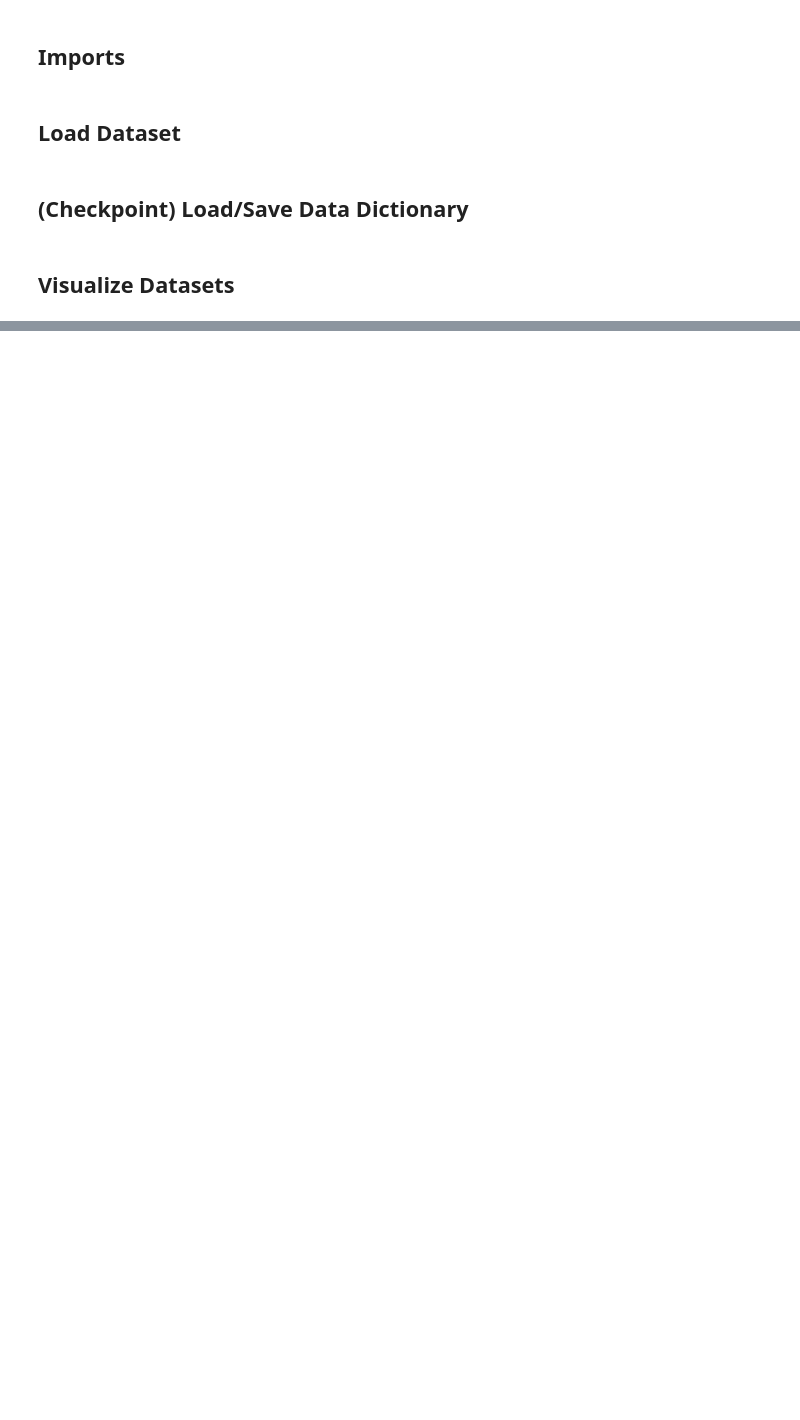
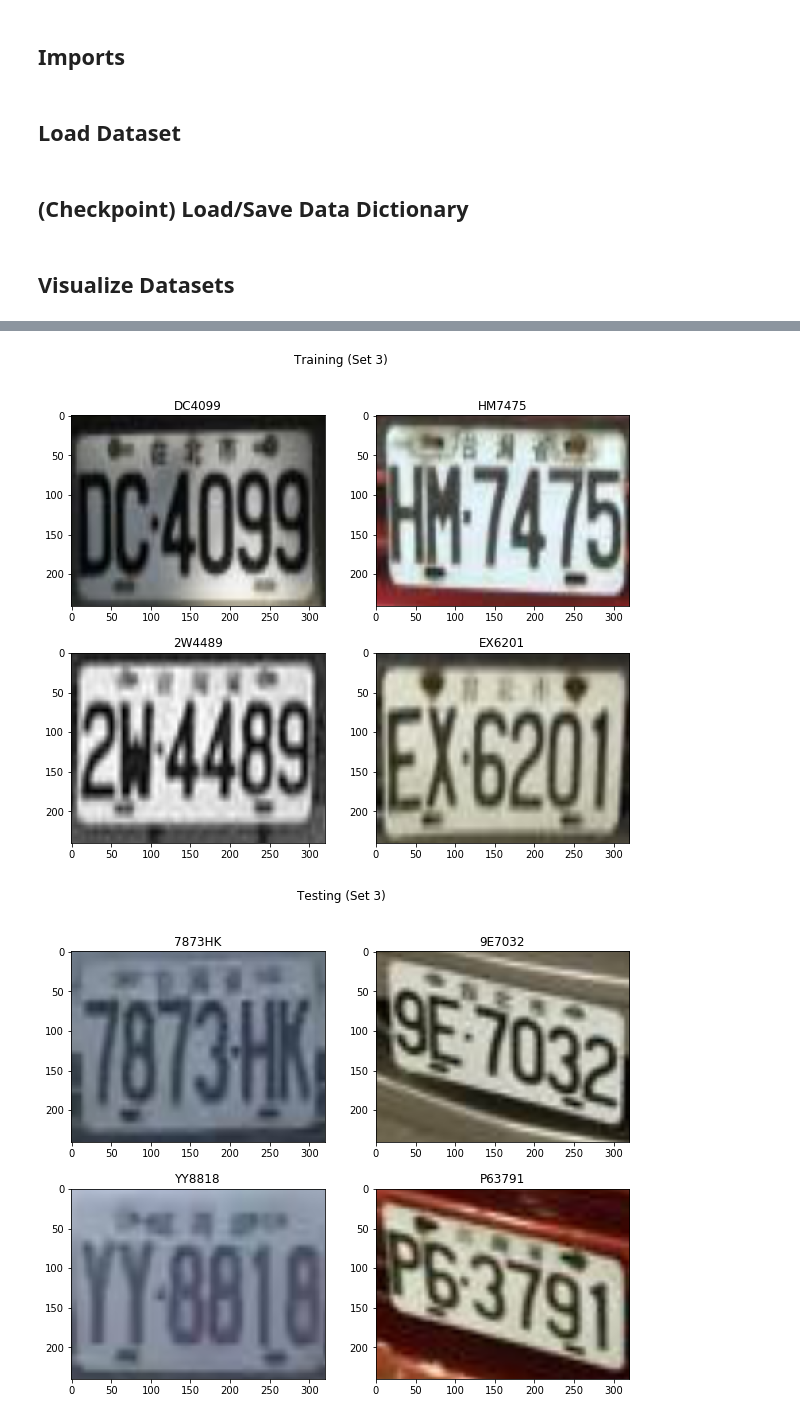
Before and after one commit to jzharris/ALPR-AIonChip, a Jupyter notebook: main/dataset/load_data_example.ipynb, the cells around one changed output, grey strips where cells are left out. Drawn from its saved outputs; the diff is of its cells as text; code cells hidden in the pictures; blank space fills up the shorter version.

Commit message:
Added third dataset created from first dataset (X=cropped license plate, y=plate number); Switched dataset 1 train and test sets

```diff
--- a/main/dataset/load_data_example.ipynb
+++ b/main/dataset/load_data_example.ipynb
@@ -20,6 +20,7 @@ raw_data1, raw_data2 = load_data(dataset1_path, dataset2_path)
 # %%
 xtrain, xtest, ytrain, ytest = convert_data(raw_data1)
 xtrain2, xtest2, ytrain2, ytest2 = raw_data2['X'][:3000], raw_data2['X'][3000:], raw_data2['y'][:3000], raw_data2['y'][3000:]
+(xtrain3, ytrain3), (xtest3, ytest3) = convert_data2(xtrain, ytrain), convert_data2(xtest, ytest)
 # %% [markdown]
 ## (Checkpoint) Load/Save Data Dictionary
 # %%
@@ -30,6 +31,7 @@ if not os.path.isdir(data_save_dir):
 
 dataset1_path = os.path.join(data_save_dir, data_name+"_dataset1.p")
 dataset2_path = os.path.join(data_save_dir, data_name+"_dataset2.p")
+dataset3_path = os.path.join(data_save_dir, data_name+"_dataset3.p")
 # %%
 # LOAD dataset dictionary
 if ('xtrain' not in globals()): # if dataset 1 is not yet loaded
@@ -38,6 +40,9 @@ if ('xtrain' not in globals()): # if dataset 1 is not yet loaded
 if ('xtrain2' not in globals()):
     with open(dataset2_path, 'rb') as fp:
         xtrain2, xtest2, ytrain2, ytest2 = pickle.load(fp)
+if ('xtrain3' not in globals()):
+    with open(dataset3_path, 'rb') as fp:
+        xtrain3, xtest3, ytrain3, ytest3 = pickle.load(fp)
 # %%
 # SAVE dataset dictionary
 if not os.path.isfile(dataset1_path) or not os.path.isfile(dataset2_path): # if dataset is not already saved
@@ -61,0 +69,6 @@ visualize_dataset(xtest2, ytest2, "Testing (Set 2)", show_boxes = False)
+# %%
+visualize_dataset(xtrain3, ytrain3, "Training (Set 3)", show_boxes=False)
+visualize_dataset(xtest3, ytest3, "Testing (Set 3)", show_boxes = False)
+# %% [output]
+[figure, added]
+[figure, added]
```
Also changed, not shown: parts of 3 cells of this notebook, 1 other file.
